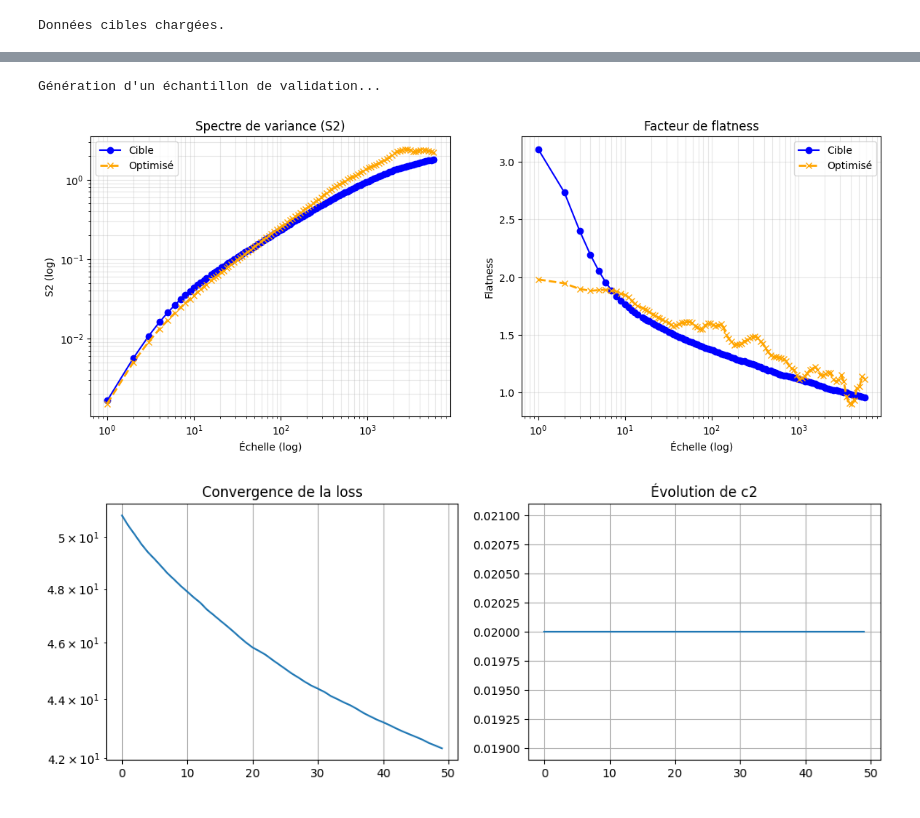
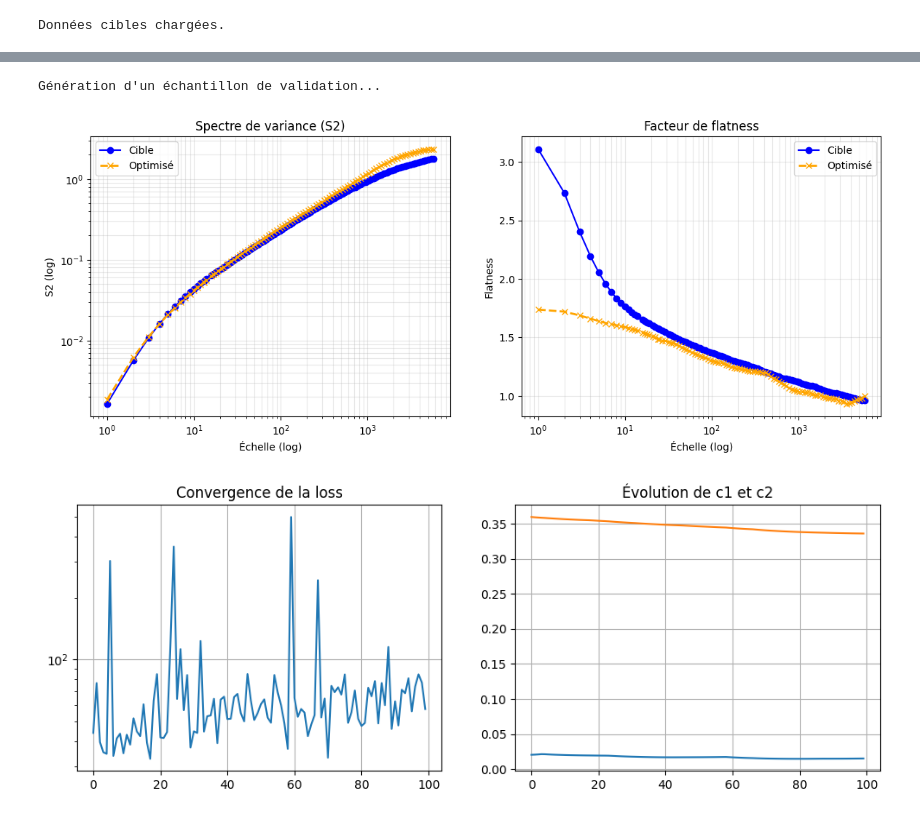
Before and after one commit to Josh-clst/NN-with-Multifractal-Stochastic-Processes, a Jupyter notebook: MRW_gumsoft_noise1.ipynb, the cells around one changed output, grey strips where cells are left out. Cells and saved outputs as stored; diff of their text form; code cells hidden in the pictures.

Commit message:
corrected and started to optimize nosie1 flatness

```diff
--- a/MRW_gumsoft_noise1.ipynb
+++ b/MRW_gumsoft_noise1.ipynb
@@ -17,7 +17,7 @@ device = 'cpu'  # passer à 'cuda' si dispo
 torch.manual_seed(42)
 
 # Chemins de sauvegarde
-SAVE_DIR = r"C:\Users\gauti\OneDrive\Documents\UE D recherche\UE_D_Recherche\code"
+SAVE_DIR = r"C:\Users\User\Documents\IMT_Brest_off\CedLabML2\NN-with-Multifractal-Stochastic-Processes-corrC1dsC2-CG"
 LOGITS_FILENAME = "optimized_logitsn1_c2.pt"
 SAVE_PATH = os.path.join(SAVE_DIR, LOGITS_FILENAME)
 os.makedirs(SAVE_DIR, exist_ok=True)
@@ -66,11 +66,14 @@ logits_opt = load_or_init_logits()
 temperature = 2.0
 smoothness_weight = 0.5
 
-# Bruits fixes
-base_noise1 = torch.randn(M, int(N), device=device)
-fixed_uniform = torch.rand(M, int(N), n_bins, device=device)
-fixed_gumbel_noise = -torch.log(-torch.log(fixed_uniform + 1e-9) + 1e-9)
+# OLD : Bruits fixes --> maintenant dans la boucle epoch cellule 3
+#base_noise1 = torch.randn(M, int(N), device=device)
+#fixed_uniform = torch.rand(M, int(N), n_bins, device=device)
+#fixed_gumbel_noise = -torch.log(-torch.log(fixed_uniform + 1e-9) + 1e-9)
 
-optimizer = torch.optim.Adam([{'params': [logits_opt], 'lr': 0.01}])
+optimizer = torch.optim.Adam([
+    {'params': [logits_opt], 'lr': 0.001}, #0.001 car 0.01 trop agressif
+    {'params': [c1_opt, c2_opt], 'lr': 0.0005}
+])
 print("Modèle prêt.")
 # %% [output]
@@ -176,7 +193,7 @@ with torch.no_grad():
     excess_kurtosis = kurt_dist - 3
 
 plt.figure(figsize=(10, 6))
-plt.plot(x_axis, learned_density, label='Distribution apprise (noise2)', color='#d62728', linewidth=2.5)
+plt.plot(x_axis, learned_density, label='Distribution apprise (noise1)', color='#d62728', linewidth=2.5)
 plt.plot(x_axis, ref_density, '--', label='Gaussienne standard', color='black', alpha=0.5)
 plt.fill_between(x_axis, learned_density, alpha=0.1, color='#d62728')
 plt.title(f"Loi du bruit (excess kurtosis ≈ {excess_kurtosis:.2f})")
@@ -185,21 +202,29 @@ plt.legend(); plt.grid(True, alpha=0.3); plt.show()
 
 # 2) Vérification physique
 print("Génération d'un échantillon de validation...")
+M_val=16
 with torch.no_grad():
-    current_logits = logits_opt.view(1, 1, -1).expand(M, int(N), n_bins)
-    random_uniform = torch.rand_like(fixed_uniform)
+    current_logits = logits_opt.view(1, 1, -1).expand(M_val, int(N), n_bins)
+    random_uniform = torch.rand(M_val, int(N), n_bins, device=device)
     random_gumbel = -torch.log(-torch.log(random_uniform + 1e-9) + 1e-9)
     y_soft = F.softmax((current_logits + random_gumbel) / temperature, dim=-1)
-    noise2_raw = torch.sum(y_soft * bin_centers, dim=-1)
-    noise2_final = (noise2_raw - noise2_raw.mean(dim=1, keepdim=True)) / (noise2_raw.std(dim=1, keepdim=True) + 1e-8)
 
-    noise1 = base_noise1 * h_sigma_opt + h_mu_opt
-    MRW_final = delta_sigma_opt * functions.synthMRWregul_Torch(
-        noise2_final, noise1, int(N), c1_opt, c2_opt, np.exp(8), epsilon=1.0, win=1
+    noise2 = torch.randn(M_val, int(N), device=device)
+    noise2 = noise2 * h_sigma_opt + h_mu_opt
+
+    noise1_raw = torch.sum(y_soft * bin_centers, dim=-1)
+    noise1_final = (noise1_raw - noise1_raw.mean(dim=1, keepdim=True)) / (
+        noise1_raw.std(dim=1, keepdim=True) + 1e-8
     )
 
-    MRW_reshaped = torch.reshape(MRW_final, (-1, 2**16))
-    moments_final = functions.analyseIncrsTorchcuda(MRW_reshaped, scales, device='cpu')
+    MRW_list = []
+    for m in range(M_val):
+        MRW_m = delta_sigma_opt * functions.synthMRWregul_Torch(
+            noise1_final[m],noise2[m], int(N), c1_opt, c2_opt, np.exp(8), epsilon=1.0, win=1
+        )
+        MRW_list.append(MRW_m)
+    MRW_final = torch.stack(MRW_list, dim=0)
+    moments_final = functions.analyseIncrsTorchcuda(MRW_final, scales, device=device)
     S2_optim = torch.exp(moments_final[:, 0, :]).mean(dim=0).cpu().numpy()
     flat_optim = moments_final[:, 2, :].mean(dim=0).cpu().numpy()
 
@@ -224,7 +249,9 @@ y = len(loss_history)
 if y > 0:
     fig, (ax1, ax2) = plt.subplots(1, 2, figsize=(12, 4))
     ax1.plot(loss_history); ax1.set_title("Convergence de la loss"); ax1.set_yscale("log"); ax1.grid(True)
-    ax2.plot(c2_history); ax2.set_title("Évolution de c2"); ax2.grid(True)
+    ax2.plot(c2_history)
+    ax2.plot(c1_history)
+    ax2.set_title("Évolution de c1 et c2"); ax2.grid(True)
     plt.show()
 else:
     print("Pas d'historique (modèle chargé).")
@@ -233,3 +260,3 @@ else:
 Génération d'un échantillon de validation...
-[figure, old version]
+[figure, new version]
-[figure, old version]
+[figure, new version]
```
Also changed, not shown: parts of 3 cells of this notebook, 1 other file.
